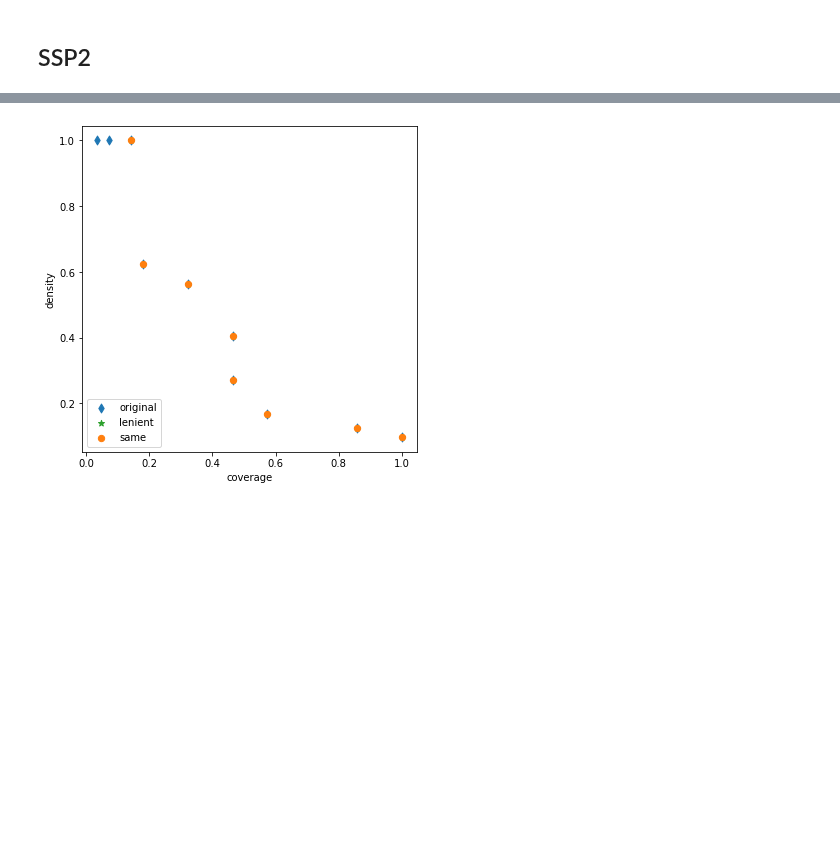
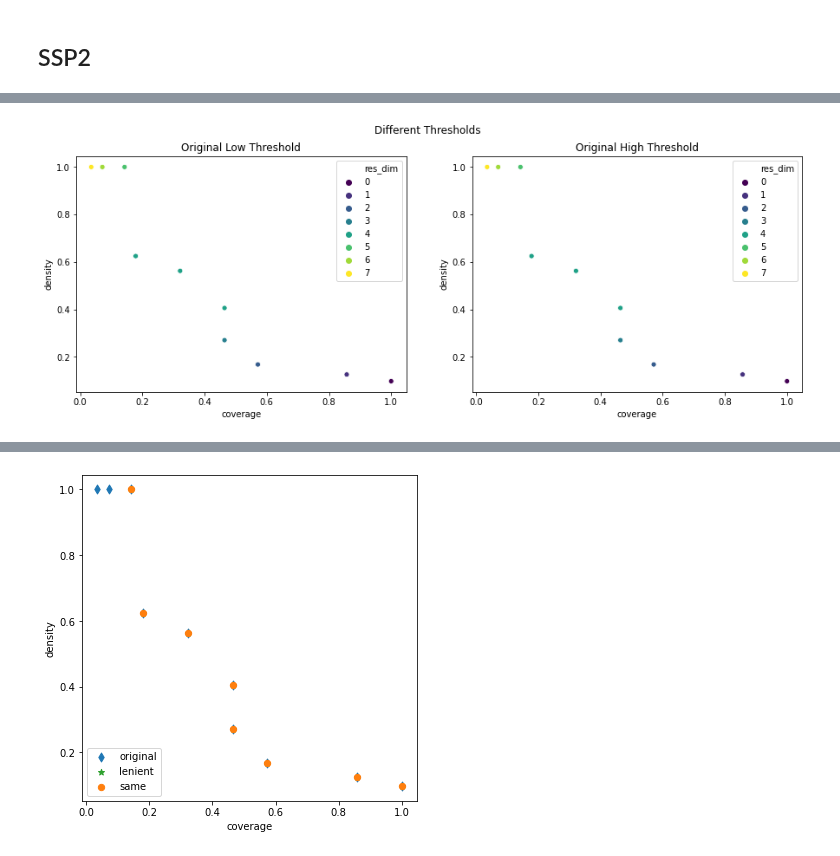
Before and after one commit to tamarvooijs/MBDM, a Jupyter notebook: Week 3-4 - vulnerability analysis/assignment 4 - scenario discovery.ipynb, the cells around one changed output, grey strips where cells are left out. Drawn from its saved outputs; the diff is of its cells as text; code cells hidden in the pictures; blank space fills up the shorter version.

```diff
--- a/Week 3-4 - vulnerability analysis/assignment 4 - scenario discovery.ipynb
+++ b/Week 3-4 - vulnerability analysis/assignment 4 - scenario discovery.ipynb
@@ -302,9 +302,12 @@ data.iloc[:, 0:7]
 x2 = data.iloc[:, 0:7]
 y2 = data.iloc[:, 8].values
 
-
-ssp2_prim_obj_orig = prim.Prim(x2, y2, threshold=0.8, peel_alpha=0.1, mass_min=0.001, obj_function=PRIMObjectiveFunctions.ORIGINAL)
-ssp2_prim_obj_leni1 = prim.Prim(x2, y2, threshold=0.8, peel_alpha=0.1, mass_min=0.001)
+ssp2_prim_obj_orig = prim.Prim(x2, y2, threshold=0.16, peel_alpha=0.1, mass_min=0.001, obj_function=PRIMObjectiveFunctions.ORIGINAL)
+ssp2_prim_obj_orig_high = prim.Prim(x2, y2, threshold=0.8, peel_alpha=0.1, mass_min=0.001, obj_function=PRIMObjectiveFunctions.ORIGINAL)
+ssp2_prim_obj_leni1 = prim.Prim(x2, y2, threshold=0.16, peel_alpha=0.1, mass_min=0.001)
+ssp2_prim_obj_leni1_high = prim.Prim(x2, y2, threshold=0.8, peel_alpha=0.1, mass_min=0.001)
 
 ssp2_box_orig = ssp2_prim_obj_orig.find_box()
+ssp2_box_orig_high = ssp2_prim_obj_orig_high.find_box()
 ssp2_box_leni1 = ssp2_prim_obj_leni1.find_box()
+ssp2_box_leni1_high = ssp2_prim_obj_leni1_high.find_box()
@@ -310,0 +323,10 @@ ssp2_box_leni1 = ssp2_prim_obj_leni1.find_box()
+# %%
+fig, axes = plt.subplots(1, 2, figsize=(15, 5))
+fig.suptitle('Different Thresholds')
+
+sns.scatterplot(ax=axes[0], x=ssp2_box_orig.peeling_trajectory['coverage'], y=ssp2_box_orig.peeling_trajectory['density'], hue=ssp2_box_orig.peeling_trajectory['res_dim'], palette='viridis', legend='full')
+axes[0].set_title('Original Low Threshold');
+sns.scatterplot(ax=axes[1], x=ssp2_box_orig_high.peeling_trajectory['coverage'], y=ssp2_box_orig_high.peeling_trajectory['density'], hue=ssp2_box_orig_high.peeling_trajectory['res_dim'], palette='viridis', legend='full' )
+axes[1].set_title('Original High Threshold');
+# %% [output]
+[figure, added]
```
Also changed, not shown: parts of 35 cells of this notebook.
